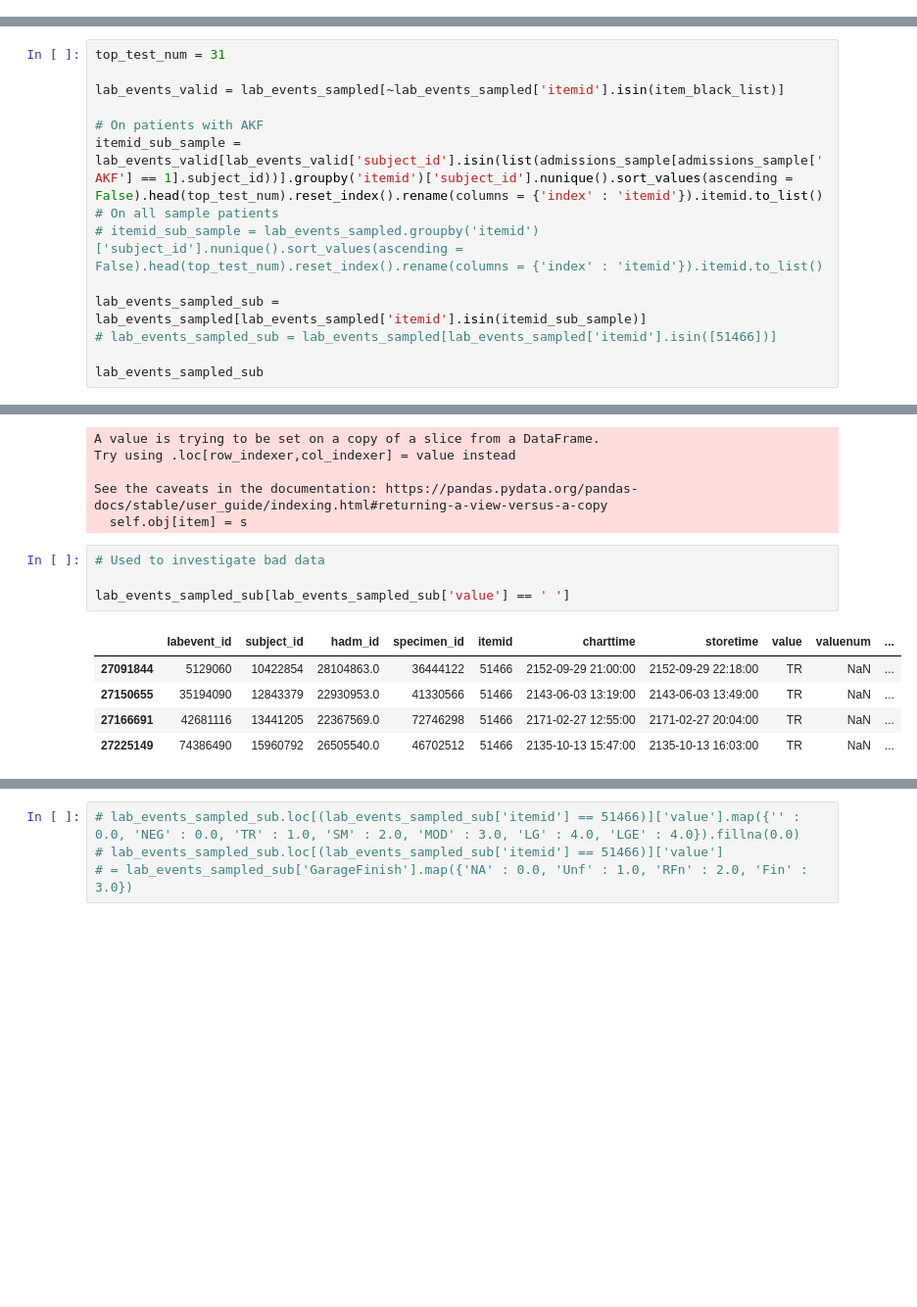
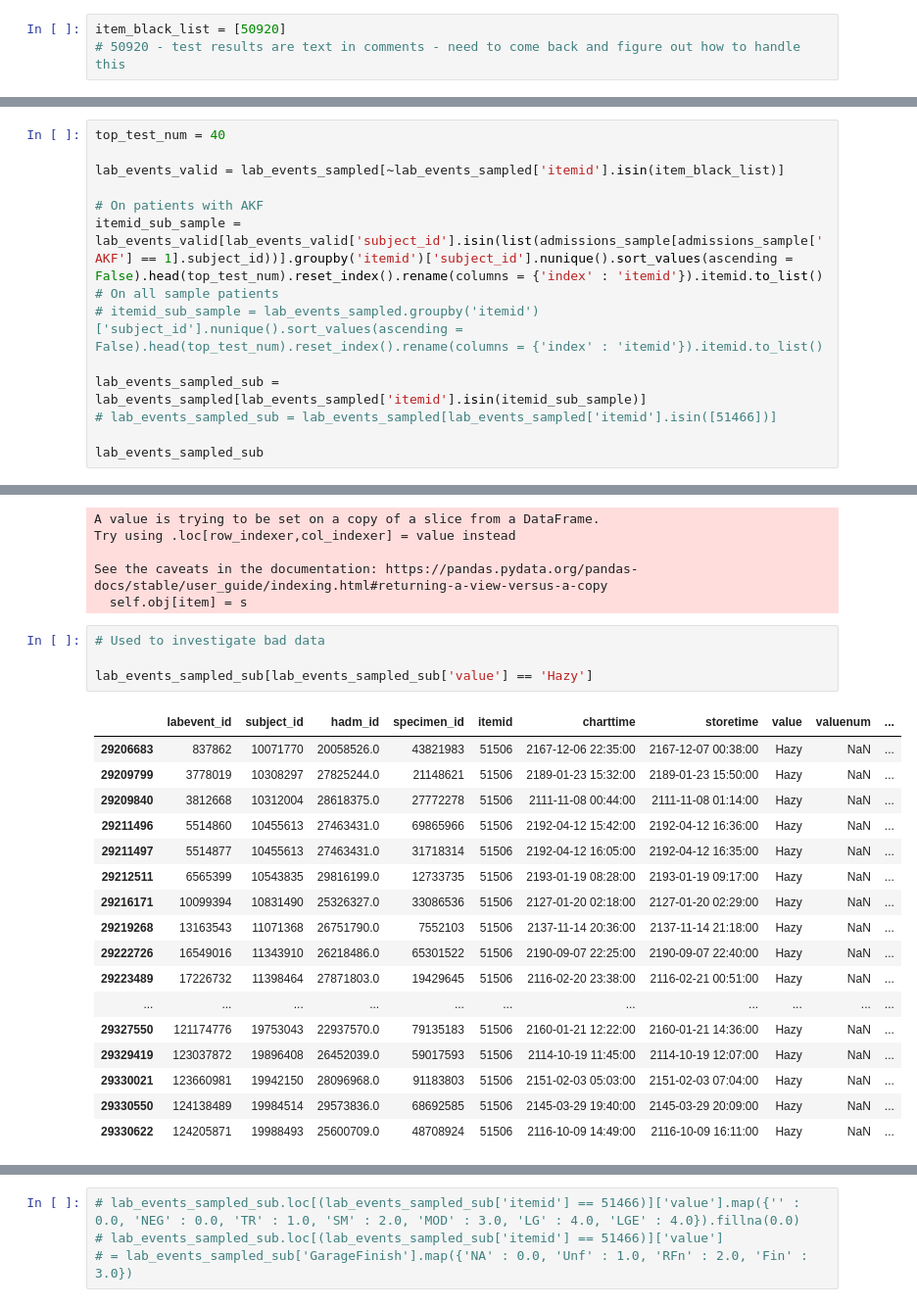
Before and after one commit to brandoncryu/disease_prediction, a Jupyter notebook: Generate Sample Patients.ipynb, the cells around one changed output, grey strips where cells are left out. Shown at 98% size. Cells and saved outputs as stored; diff of their text form; blank space fills up the shorter version.

```diff
--- a/Generate Sample Patients.ipynb
+++ b/Generate Sample Patients.ipynb
@@ -274,7 +309,10 @@ item_black_list = [50920, 51486, 51487, 51464, 51484, 51478, 51514, 51492, 51506
+# %%
+item_black_list = [50920]
+# 50920 - test results are text in comments - need to come back and figure out how to handle this
 # %% [markdown]
 Take only the X most commonly performed tests
 # %%
-top_test_num = 31
+top_test_num = 40
 
 lab_events_valid = lab_events_sampled[~lab_events_sampled['itemid'].isin(item_black_list)]
 
@@ -361,10 +400,22 @@ See the caveats in the documentation: https://pandas.pydata.org/pandas-docs/stab
 # %%
 # Used to investigate bad data
 
-lab_events_sampled_sub[lab_events_sampled_sub['value'] == ' ']
+lab_events_sampled_sub[lab_events_sampled_sub['value'] == 'Hazy']
 # %% [output]
 |  | labevent_id | subject_id | hadm_id | specimen_id | itemid | charttime | storetime | value | valuenum | ... |
-| 27091844 | 5129060 | 10422854 | 28104863.0 | 36444122 | 51466 | 2152-09-29 21:00:00 | 2152-09-29 22:18:00 | TR | NaN | ... |
-| 27150655 | 35194090 | 12843379 | 22930953.0 | 41330566 | 51466 | 2143-06-03 13:19:00 | 2143-06-03 13:49:00 | TR | NaN | ... |
-| 27166691 | 42681116 | 13441205 | 22367569.0 | 72746298 | 51466 | 2171-02-27 12:55:00 | 2171-02-27 20:04:00 | TR | NaN | ... |
-| 27225149 | 74386490 | 15960792 | 26505540.0 | 46702512 | 51466 | 2135-10-13 15:47:00 | 2135-10-13 16:03:00 | TR | NaN | ... |
+| 29206683 | 837862 | 10071770 | 20058526.0 | 43821983 | 51506 | 2167-12-06 22:35:00 | 2167-12-07 00:38:00 | Hazy | NaN | ... |
+| 29209799 | 3778019 | 10308297 | 27825244.0 | 21148621 | 51506 | 2189-01-23 15:32:00 | 2189-01-23 15:50:00 | Hazy | NaN | ... |
+| 29209840 | 3812668 | 10312004 | 28618375.0 | 27772278 | 51506 | 2111-11-08 00:44:00 | 2111-11-08 01:14:00 | Hazy | NaN | ... |
+| 29211496 | 5514860 | 10455613 | 27463431.0 | 69865966 | 51506 | 2192-04-12 15:42:00 | 2192-04-12 16:36:00 | Hazy | NaN | ... |
+| 29211497 | 5514877 | 10455613 | 27463431.0 | 31718314 | 51506 | 2192-04-12 16:05:00 | 2192-04-12 16:35:00 | Hazy | NaN | ... |
+| 29212511 | 6565399 | 10543835 | 29816199.0 | 12733735 | 51506 | 2193-01-19 08:28:00 | 2193-01-19 09:17:00 | Hazy | NaN | ... |
+| 29216171 | 10099394 | 10831490 | 25326327.0 | 33086536 | 51506 | 2127-01-20 02:18:00 | 2127-01-20 02:29:00 | Hazy | NaN | ... |
+| 29219268 | 13163543 | 11071368 | 26751790.0 | 7552103 | 51506 | 2137-11-14 20:36:00 | 2137-11-14 21:18:00 | Hazy | NaN | ... |
+| 29222726 | 16549016 | 11343910 | 26218486.0 | 65301522 | 51506 | 2190-09-07 22:25:00 | 2190-09-07 22:40:00 | Hazy | NaN | ... |
+| 29223489 | 17226732 | 11398464 | 27871803.0 | 19429645 | 51506 | 2116-02-20 23:38:00 | 2116-02-21 00:51:00 | Hazy | NaN | ... |
+| ... | ... | ... | ... | ... | ... | ... | ... | ... | ... | ... |
+| 29327550 | 121174776 | 19753043 | 22937570.0 | 79135183 | 51506 | 2160-01-21 12:22:00 | 2160-01-21 14:36:00 | Hazy | NaN | ... |
+| 29329419 | 123037872 | 19896408 | 26452039.0 | 59017593 | 51506 | 2114-10-19 11:45:00 | 2114-10-19 12:07:00 | Hazy | NaN | ... |
+| 29330021 | 123660981 | 19942150 | 28096968.0 | 91183803 | 51506 | 2151-02-03 05:03:00 | 2151-02-03 07:04:00 | Hazy | NaN | ... |
+| 29330550 | 124138489 | 19984514 | 29573836.0 | 68692585 | 51506 | 2145-03-29 19:40:00 | 2145-03-29 20:09:00 | Hazy | NaN | ... |
+| 29330622 | 124205871 | 19988493 | 25600709.0 | 48708924 | 51506 | 2116-10-09 14:49:00 | 2116-10-09 16:11:00 | Hazy | NaN | ... |
```
Also changed, not shown: parts of 33 cells of this notebook, 1 other file.
